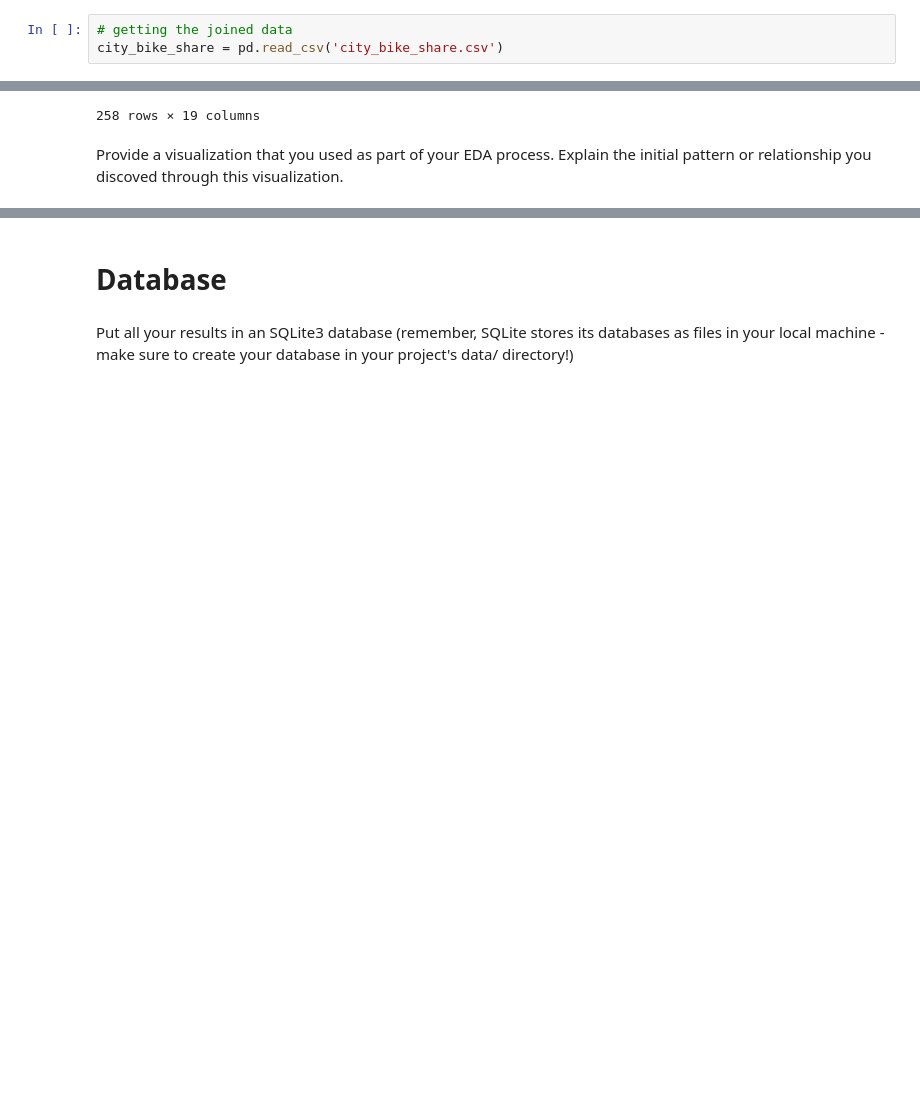
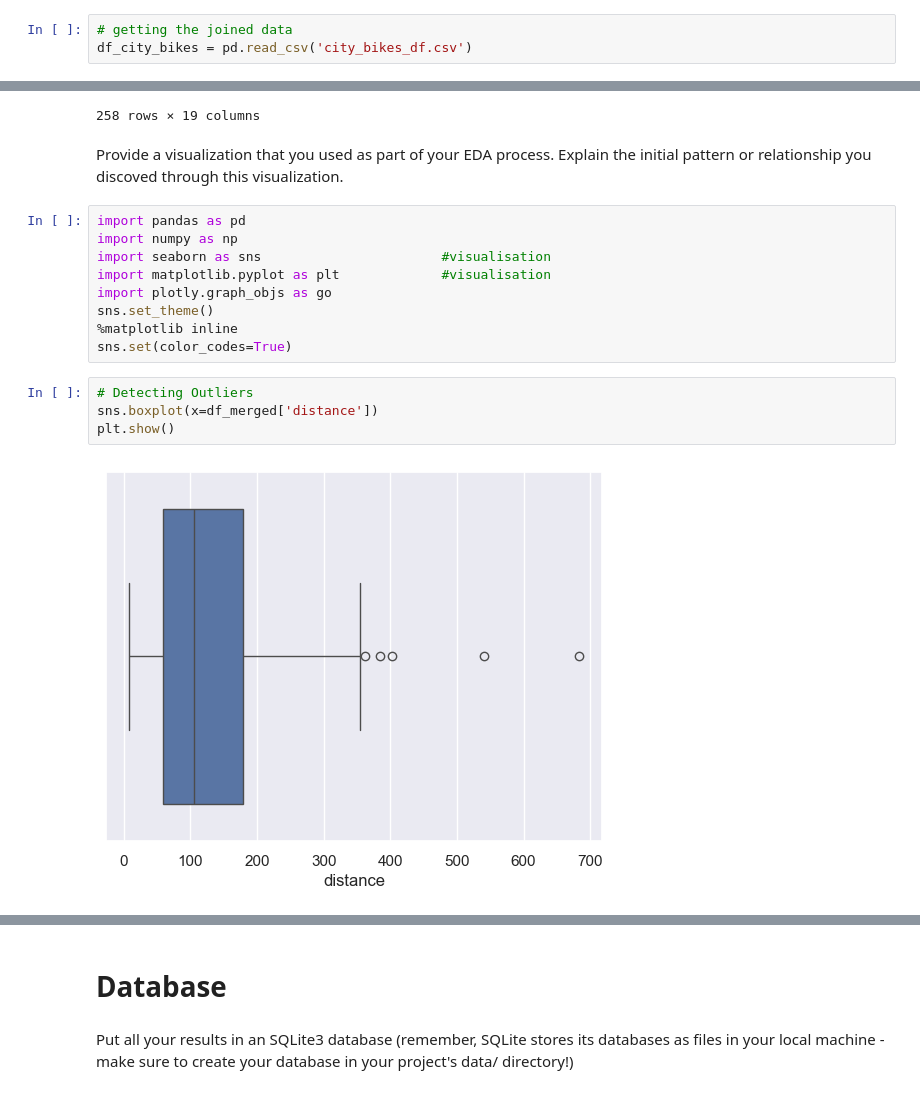
Before and after one commit to Jacyndy/Statistical-Modelling-With-Python, a Jupyter notebook: notebooks/joining_data.ipynb, the cells around one changed output, grey strips where cells are left out. Drawn from its saved outputs; the diff is of its cells as text; blank space fills up the shorter version.

```diff
--- a/notebooks/joining_data.ipynb
+++ b/notebooks/joining_data.ipynb
@@ -5,7 +5,7 @@ import pandas as pd
 import numpy as np
 # %%
 # getting the joined data
-city_bike_share = pd.read_csv('city_bike_share.csv')
+df_city_bikes = pd.read_csv('city_bikes_df.csv')
 # %%
 # view columns
 city_bike_share.columns
@@ -246,3 +235,18 @@ df_merged
 258 rows × 19 columns
 # %% [markdown]
 Provide a visualization that you used as part of your EDA process. Explain the initial pattern or relationship you discoved through this visualization.
+# %%
+import pandas as pd
+import numpy as np
+import seaborn as sns                       #visualisation
+import matplotlib.pyplot as plt             #visualisation
+import plotly.graph_objs as go
+sns.set_theme()
+%matplotlib inline
+sns.set(color_codes=True)
+# %%
+# Detecting Outliers
+sns.boxplot(x=df_merged['distance'])
+plt.show()
+# %% [output]
+[figure, added]
```
Also changed, not shown: parts of 25 cells of this notebook, 4 other files.
